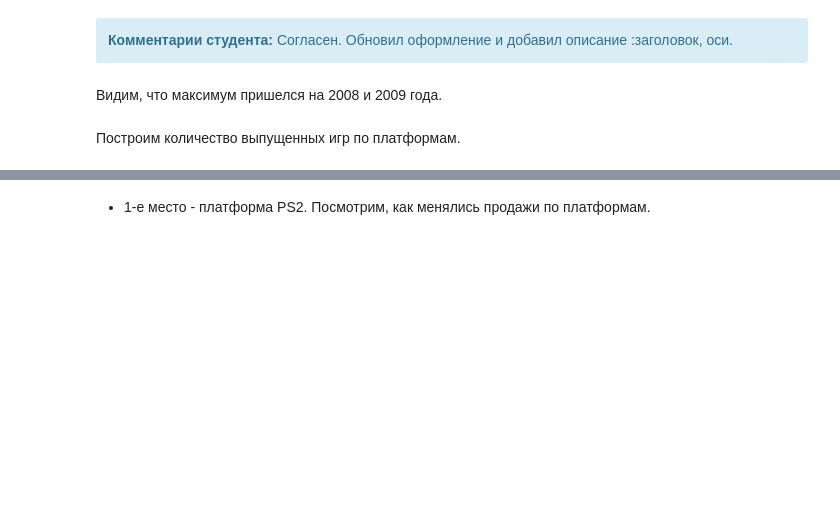
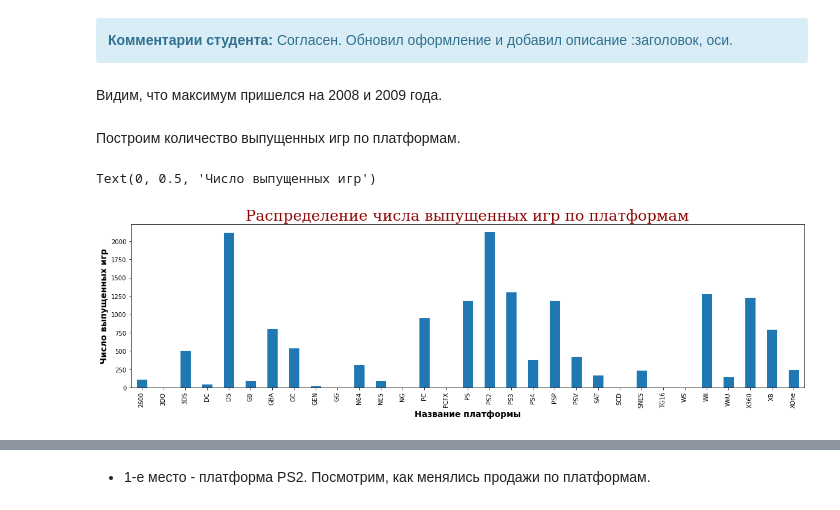
Before and after one commit to aleksandr0993/Data-analysis, a Jupyter notebook: review_homework_id_110267.ipynb, the cells around one changed output, grey strips where cells are left out. Saved outputs shown, nothing was run; the diff lists cells and outputs as text; code cells hidden in the pictures; blank space fills up the shorter version.

```diff
--- a/review_homework_id_110267.ipynb
+++ b/review_homework_id_110267.ipynb
@@ -261,5 +321,13 @@ plt.ylabel("Число выпущенных игр", fontsize=14, fontweight="bo
 Видим, что максимум пришелся на 2008 и 2009 года.
 # %% [markdown]
 Построим количество выпущенных игр по платформам.
+# %%
+create_bar('platform', 'count', 'name')
+plt.title('Распределение числа выпущенных игр по платформам', fontdict=fontd)
+plt.xlabel("Название платформы", fontsize=14, fontweight="bold")
+plt.ylabel("Число выпущенных игр", fontsize=14, fontweight="bold")
+# %% [output]
+Text(0, 0.5, 'Число выпущенных игр')
+[figure, added]
 # %%
 create_bar('platform', 'sum', 'sales_total')
```
Also changed, not shown: parts of 20 cells of this notebook.
